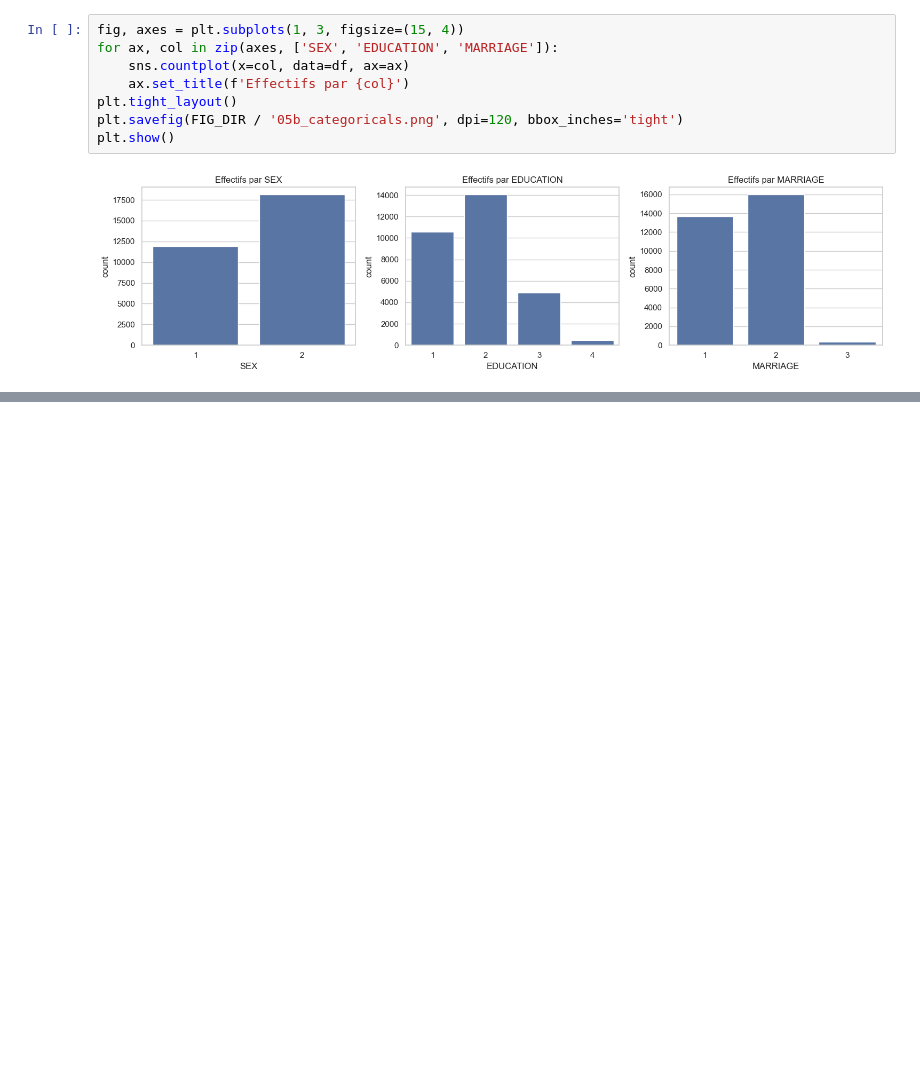
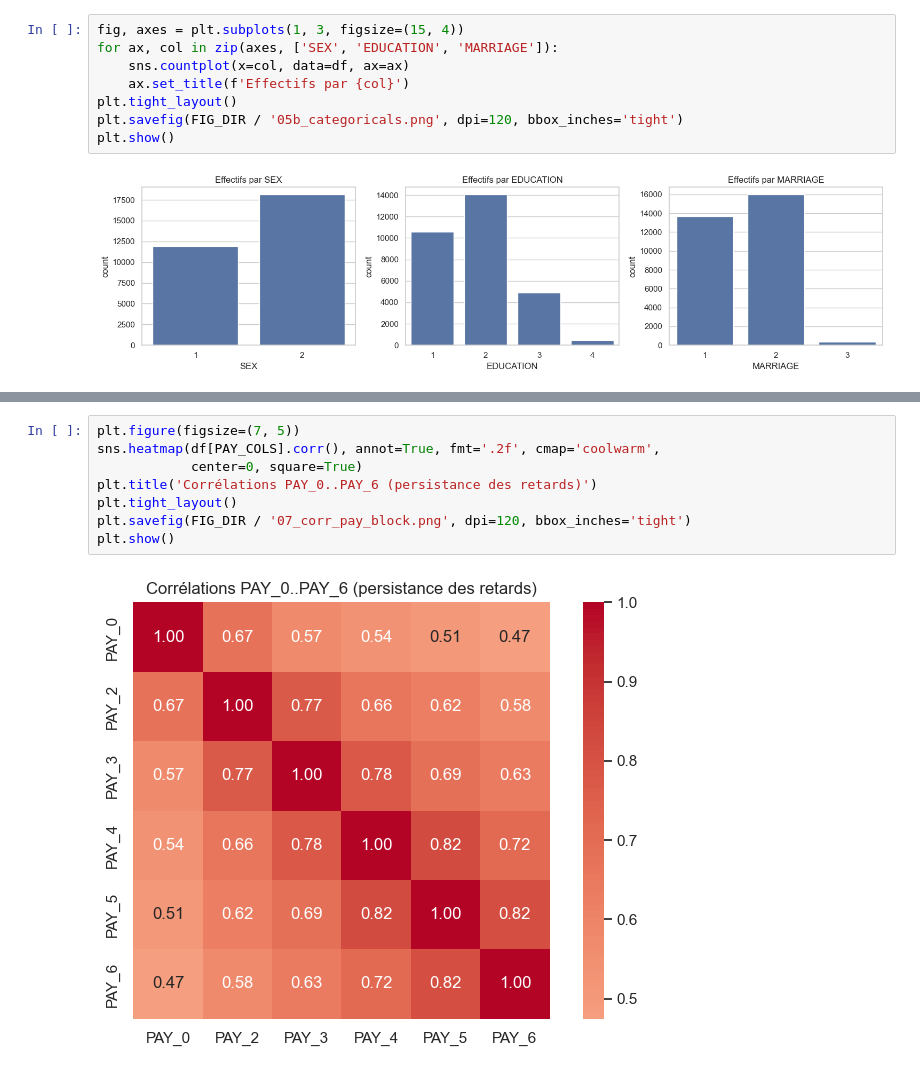
Before and after one commit to oumar390/examen-mlops, a Jupyter notebook: notebooks/01_eda.ipynb, the cells around one changed output, grey strips where cells are left out. Saved outputs shown, nothing was run; the diff lists cells and outputs as text; blank space fills up the shorter version.

```diff
--- a/notebooks/01_eda.ipynb
+++ b/notebooks/01_eda.ipynb
@@ -837,0 +671,10 @@ Prochaine étape : définir la **fonction de score métier** (Étape 3 de l'exam
+# %%
+plt.figure(figsize=(7, 5))
+sns.heatmap(df[PAY_COLS].corr(), annot=True, fmt='.2f', cmap='coolwarm',
+            center=0, square=True)
+plt.title('Corrélations PAY_0..PAY_6 (persistance des retards)')
+plt.tight_layout()
+plt.savefig(FIG_DIR / '07_corr_pay_block.png', dpi=120, bbox_inches='tight')
+plt.show()
+# %% [output]
+[figure, added]
```
Also changed, not shown: parts of 154 cells of this notebook, 12 other files.
